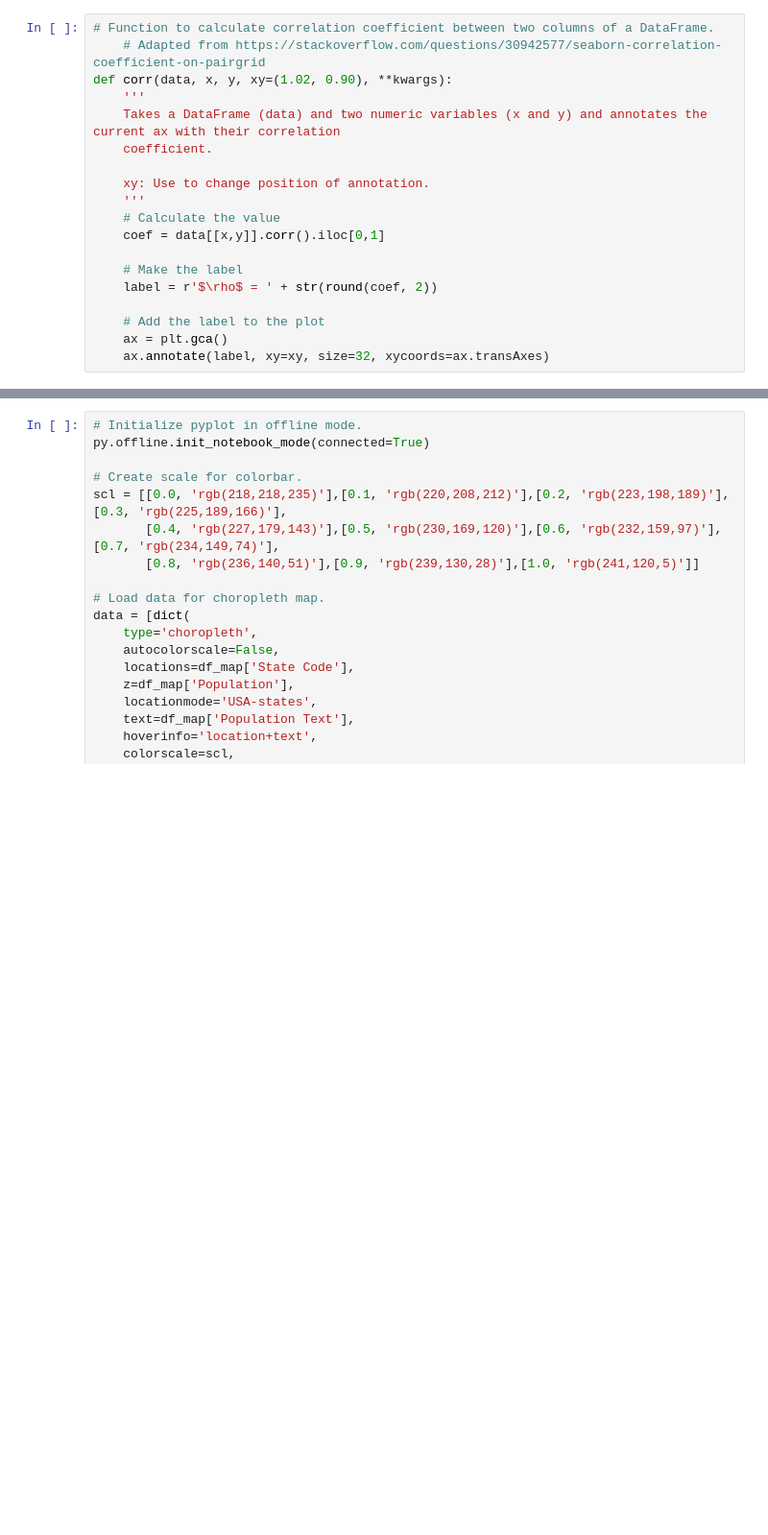
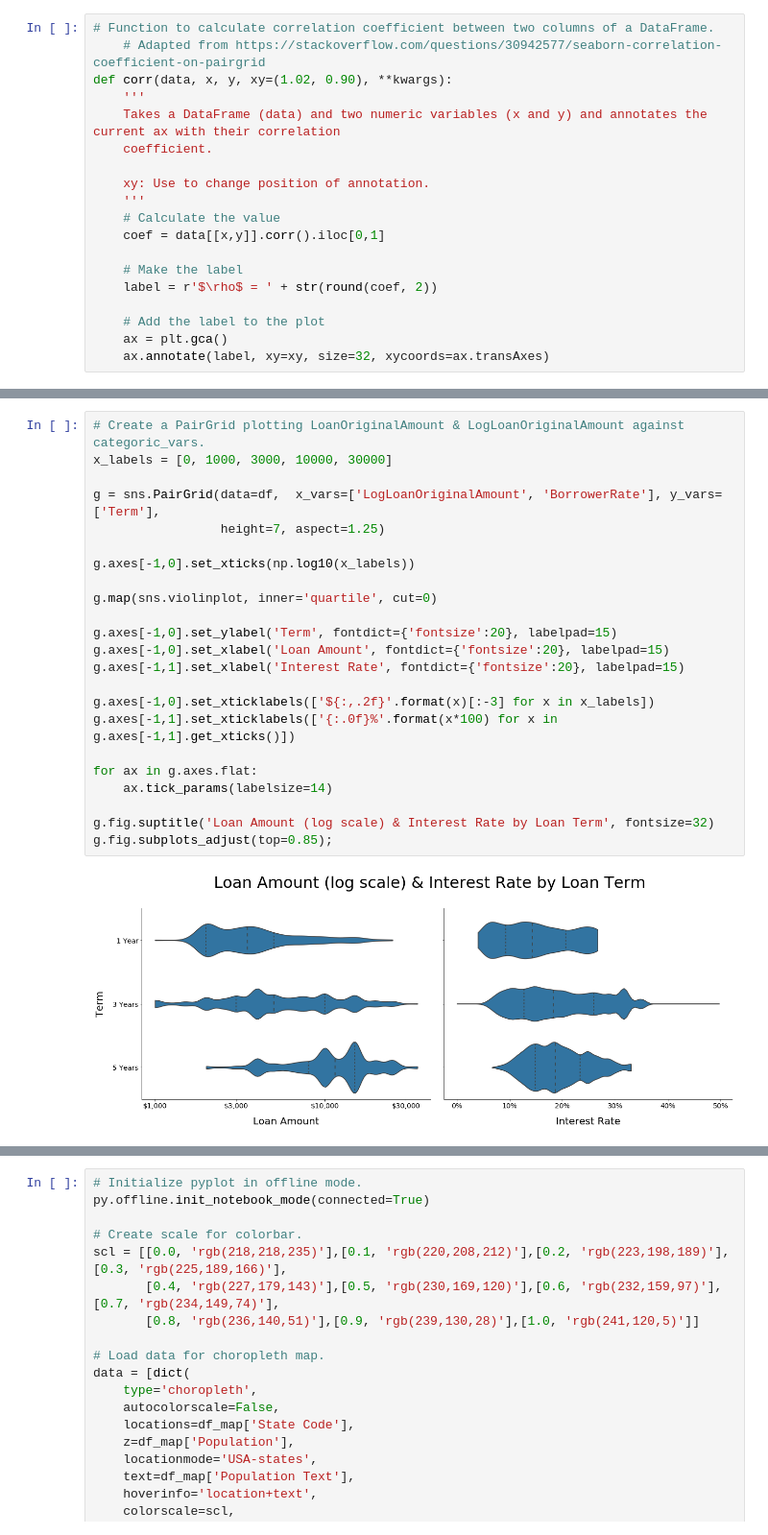
Before and after one commit to iRowebot/prosper_loans_visualizations, a Jupyter notebook: prosper_loans_slide_deck.ipynb, the cells around one changed output, grey strips where cells are left out. Shown at 96% size. Drawn from its saved outputs; the diff is of its cells as text; blank space fills up the shorter version.

```diff
--- a/prosper_loans_slide_deck.ipynb
+++ b/prosper_loans_slide_deck.ipynb
@@ -85,0 +113,25 @@ but feel free to add more if you'd like!
+# %%
+# Create a PairGrid plotting LoanOriginalAmount & LogLoanOriginalAmount against categoric_vars.
+x_labels = [0, 1000, 3000, 10000, 30000]
+
+g = sns.PairGrid(data=df,  x_vars=['LogLoanOriginalAmount', 'BorrowerRate'], y_vars=['Term'],
+                 height=7, aspect=1.25)
+
+g.axes[-1,0].set_xticks(np.log10(x_labels))
+
+g.map(sns.violinplot, inner='quartile', cut=0)
+
+g.axes[-1,0].set_ylabel('Term', fontdict={'fontsize':20}, labelpad=15)
+g.axes[-1,0].set_xlabel('Loan Amount', fontdict={'fontsize':20}, labelpad=15)
+g.axes[-1,1].set_xlabel('Interest Rate', fontdict={'fontsize':20}, labelpad=15)
+
+g.axes[-1,0].set_xticklabels(['${:,.2f}'.format(x)[:-3] for x in x_labels])
+g.axes[-1,1].set_xticklabels(['{:.0f}%'.format(x*100) for x in g.axes[-1,1].get_xticks()])
+
+for ax in g.axes.flat:
+    ax.tick_params(labelsize=14)
+
+g.fig.suptitle('Loan Amount (log scale) & Interest Rate by Loan Term', fontsize=32)
+g.fig.subplots_adjust(top=0.85);
+# %% [output]
+[figure, added]
```
Also changed, not shown: parts of 22 cells of this notebook, 8 other files.
